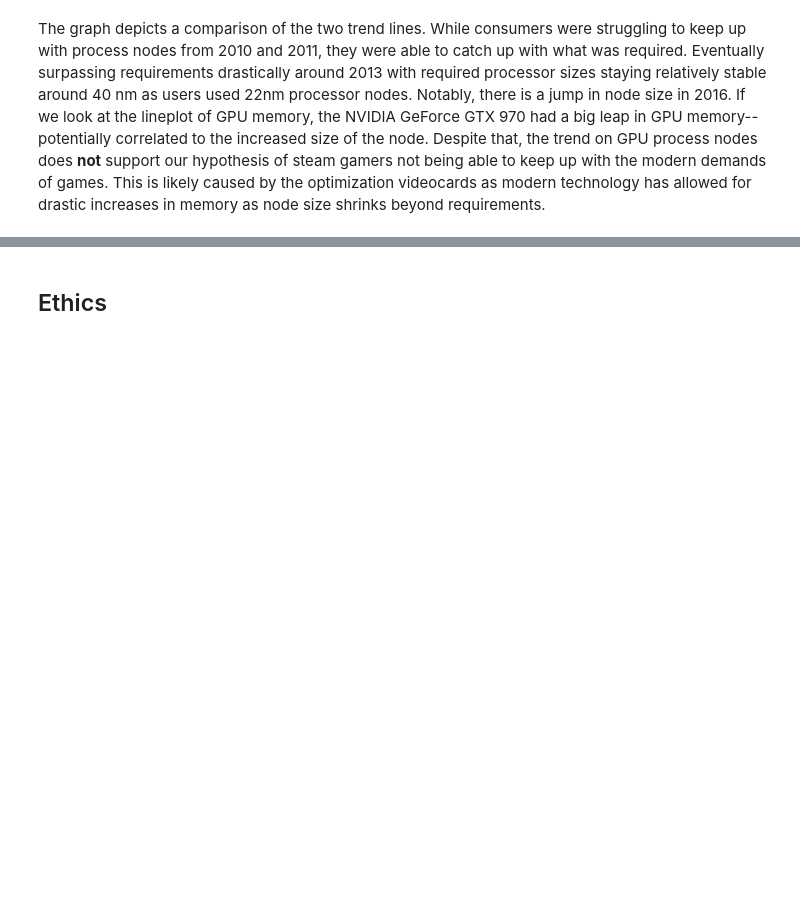
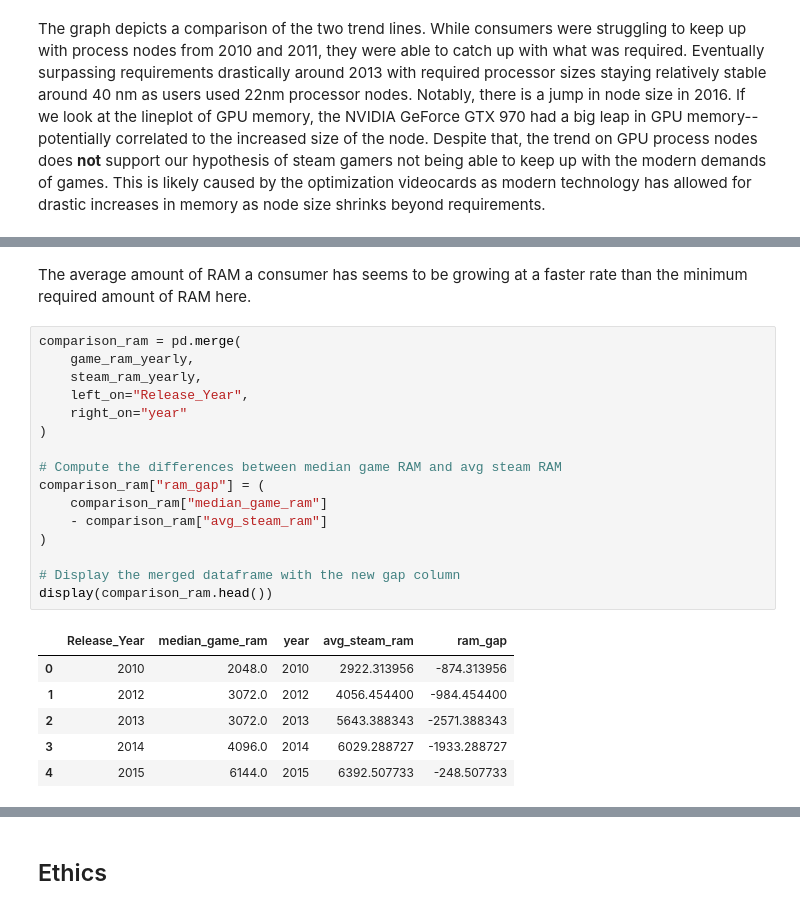
Before and after one commit to COGS108/Group-SP26-081, a Jupyter notebook: 02-EDACheckpoint.ipynb, the cells around one changed output, grey strips where cells are left out. Cells and saved outputs as stored; diff of their text form; blank space fills up the shorter version.

```diff
--- a/02-EDACheckpoint.ipynb
+++ b/02-EDACheckpoint.ipynb
@@ -789,0 +883,25 @@ The graph depicts a comparison of the two trend lines. While consumers were stru
+# %% [markdown]
+The average amount of RAM a consumer has seems to be growing at a faster rate than the minimum required amount of RAM here.
+# %%
+comparison_ram = pd.merge(
+    game_ram_yearly,
+    steam_ram_yearly,
+    left_on="Release_Year",
+    right_on="year"
+)
+
+# Compute the differences between median game RAM and avg steam RAM
+comparison_ram["ram_gap"] = (
+    comparison_ram["median_game_ram"]
+    - comparison_ram["avg_steam_ram"]
+)
+
+# Display the merged dataframe with the new gap column
+display(comparison_ram.head())
+# %% [output]
+|  | Release_Year | median_game_ram | year | avg_steam_ram | ram_gap |
+| 0 | 2010 | 2048.0 | 2010 | 2922.313956 | -874.313956 |
+| 1 | 2012 | 3072.0 | 2012 | 4056.454400 | -984.454400 |
+| 2 | 2013 | 3072.0 | 2013 | 5643.388343 | -2571.388343 |
+| 3 | 2014 | 4096.0 | 2014 | 6029.288727 | -1933.288727 |
+| 4 | 2015 | 6144.0 | 2015 | 6392.507733 | -248.507733 |
```
Also changed, not shown: parts of 12 cells of this notebook.
